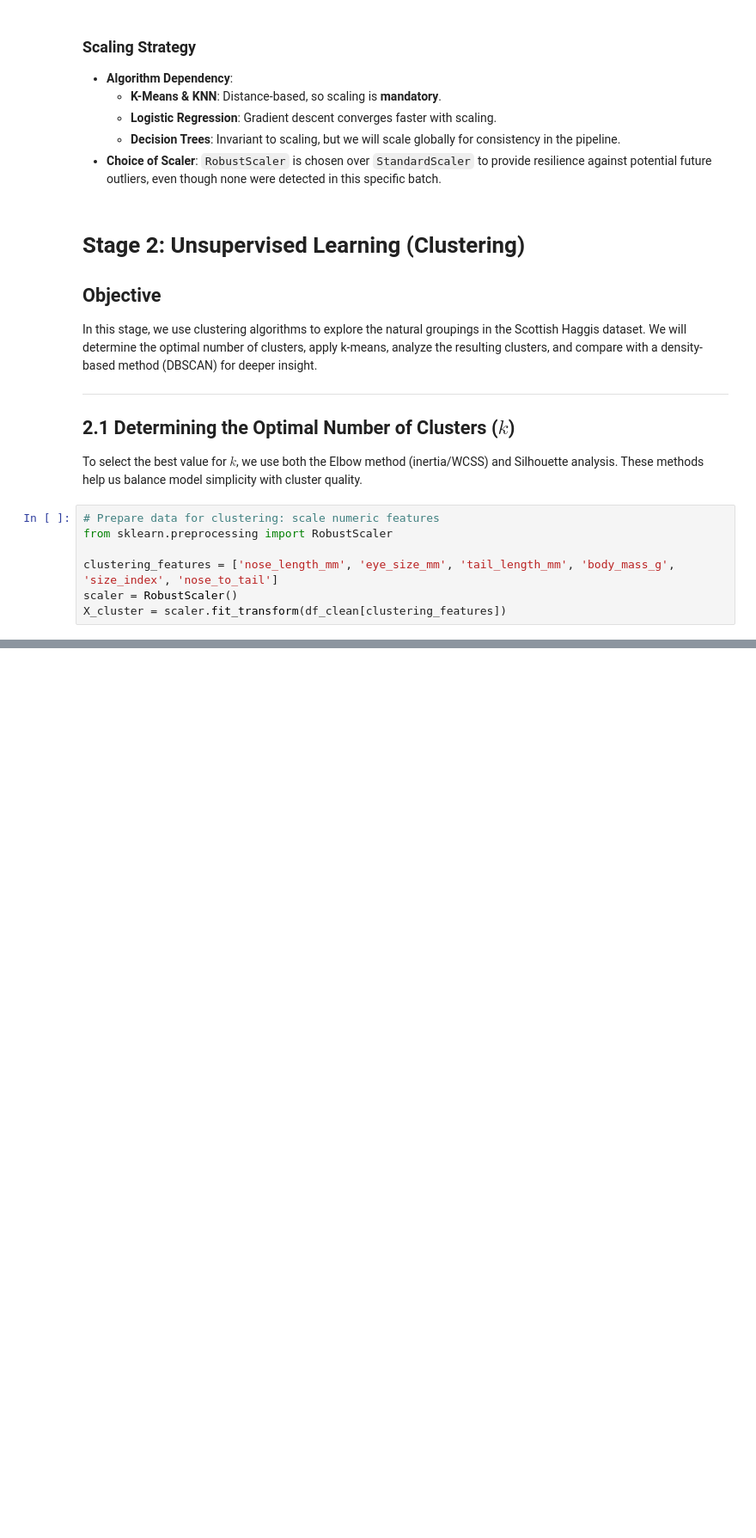
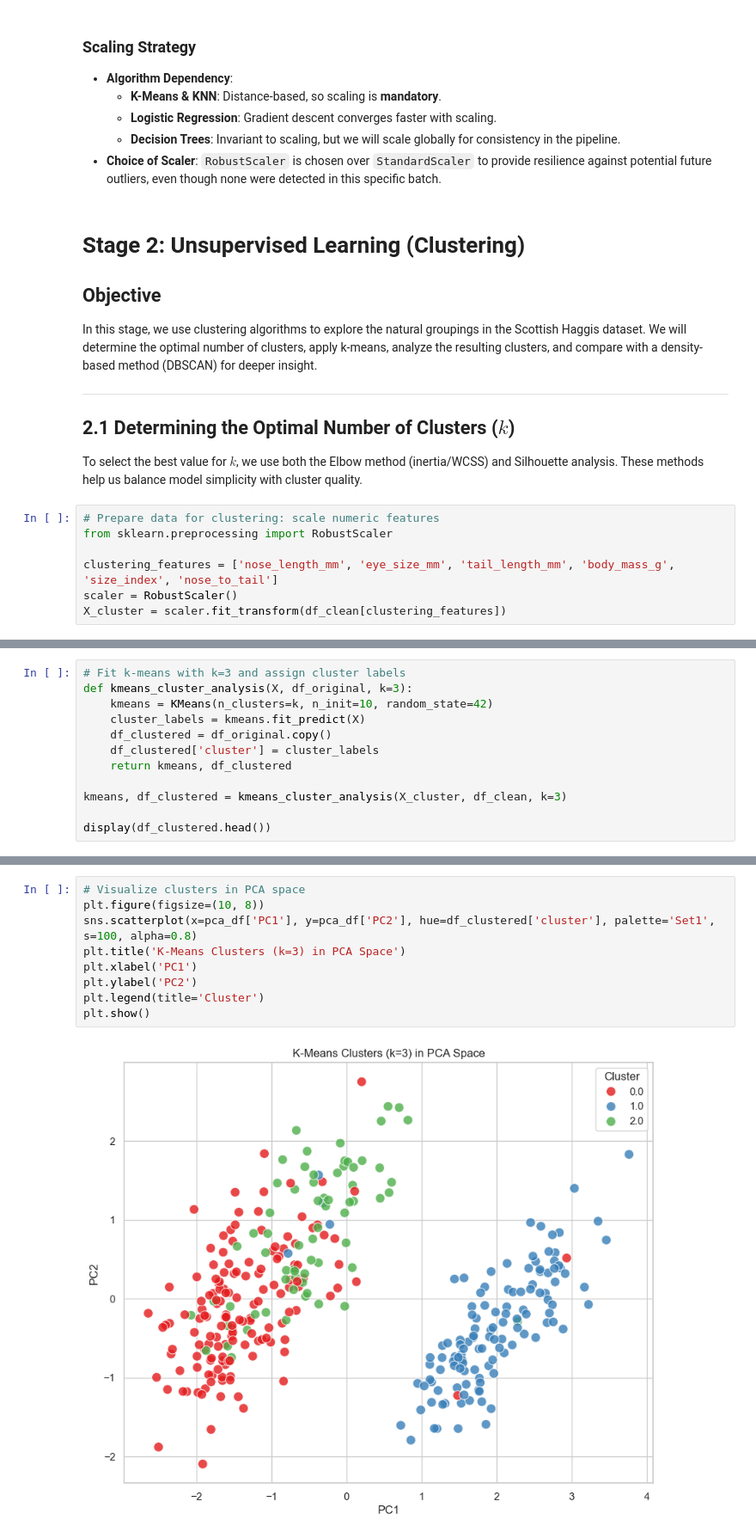
Before and after one commit to AhmedIkram05/haggis-predictive-modeling, a Jupyter notebook: ahmed-ikram.ipynb, the cells around one changed output, grey strips where cells are left out. Shown at 86% size. Cells and saved outputs as stored; diff of their text form; blank space fills up the shorter version.

```diff
--- a/ahmed-ikram.ipynb
+++ b/ahmed-ikram.ipynb
@@ -369,0 +425,12 @@ X_cluster = scaler.fit_transform(df_clean[clustering_features])
+# %%
+# Fit k-means with k=3 and assign cluster labels
+def kmeans_cluster_analysis(X, df_original, k=3):
+    kmeans = KMeans(n_clusters=k, n_init=10, random_state=42)
+    cluster_labels = kmeans.fit_predict(X)
+    df_clustered = df_original.copy()
+    df_clustered['cluster'] = cluster_labels
+    return kmeans, df_clustered
+
+kmeans, df_clustered = kmeans_cluster_analysis(X_cluster, df_clean, k=3)
+
+display(df_clustered.head())
@@ -369,0 +444,11 @@ X_cluster = scaler.fit_transform(df_clean[clustering_features])
+# %%
+# Visualize clusters in PCA space
+plt.figure(figsize=(10, 8))
+sns.scatterplot(x=pca_df['PC1'], y=pca_df['PC2'], hue=df_clustered['cluster'], palette='Set1', s=100, alpha=0.8)
+plt.title('K-Means Clusters (k=3) in PCA Space')
+plt.xlabel('PC1')
+plt.ylabel('PC2')
+plt.legend(title='Cluster')
+plt.show()
+# %% [output]
+[figure, added]
```
Also changed, not shown: parts of 19 cells of this notebook.
